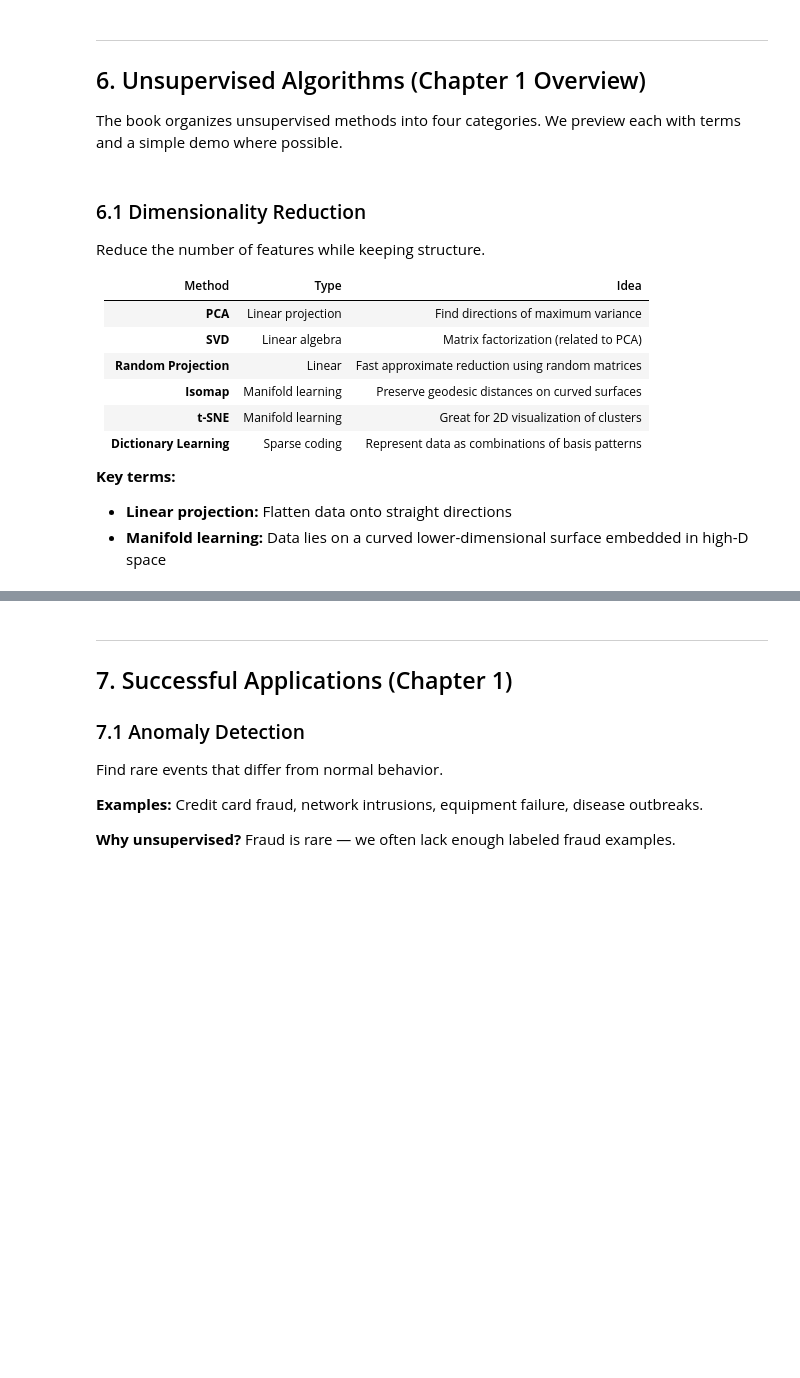
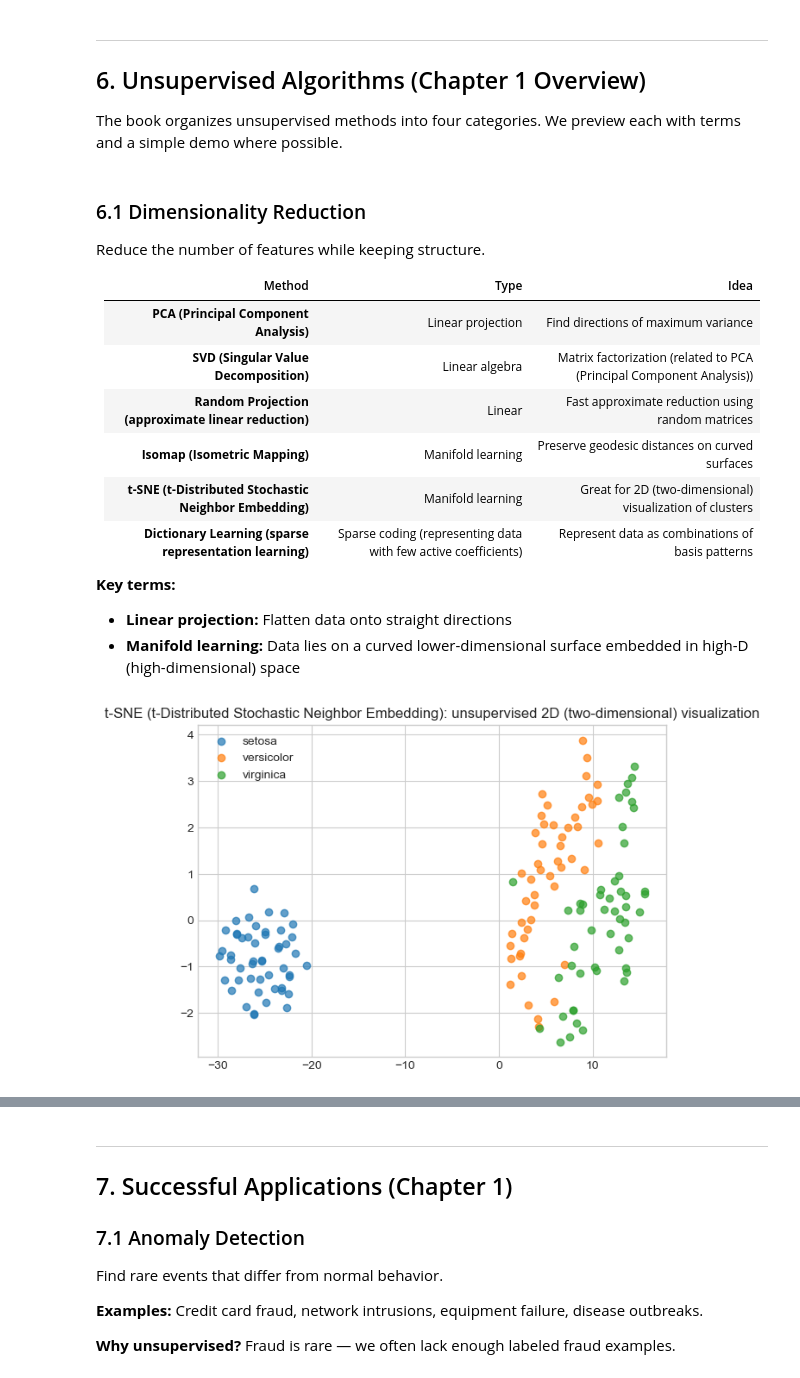
Before and after one commit to gjkaur/unsupervised_machine_learning, a Jupyter notebook: notebooks/01_chapter1_unsupervised_learning_ecosystem.ipynb, the cells around one changed output, grey strips where cells are left out. Drawn from its saved outputs; the diff is of its cells as text; code cells hidden in the pictures; blank space fills up the shorter version.

```diff
--- a/notebooks/01_chapter1_unsupervised_learning_ecosystem.ipynb
+++ b/notebooks/01_chapter1_unsupervised_learning_ecosystem.ipynb
@@ -740,43 +792,45 @@ Reduce the number of features while keeping structure.
 
 | Method | Type | Idea |
 |--------|------|------|
-| **PCA** | Linear projection | Find directions of maximum variance |
-| **SVD** | Linear algebra | Matrix factorization (related to PCA) |
-| **Random Projection** | Linear | Fast approximate reduction using random matrices |
-| **Isomap** | Manifold learning | Preserve geodesic distances on curved surfaces |
-| **t-SNE** | Manifold learning | Great for 2D visualization of clusters |
-| **Dictionary Learning** | Sparse coding | Represent data as combinations of basis patterns |
+| **PCA (Principal Component Analysis)** | Linear projection | Find directions of maximum variance |
+| **SVD (Singular Value Decomposition)** | Linear algebra | Matrix factorization (related to PCA (Principal Component Analysis)) |
+| **Random Projection (approximate linear reduction)** | Linear | Fast approximate reduction using random matrices |
+| **Isomap (Isometric Mapping)** | Manifold learning | Preserve geodesic distances on curved surfaces |
+| **t-SNE (t-Distributed Stochastic Neighbor Embedding)** | Manifold learning | Great for 2D (two-dimensional) visualization of clusters |
+| **Dictionary Learning (sparse representation learning)** | Sparse coding (representing data with few active coefficients) | Represent data as combinations of basis patterns |
 
 **Key terms:**
 - **Linear projection:** Flatten data onto straight directions
-- **Manifold learning:** Data lies on a curved lower-dimensional surface embedded in high-D space
+- **Manifold learning:** Data lies on a curved lower-dimensional surface embedded in high-D (high-dimensional) space
 # %%
-# Configure t-SNE to map high-dimensional data into 2D for visualization
+# Configure t-SNE (t-Distributed Stochastic Neighbor Embedding) to map high-dimensional data into 2D (two-dimensional) for visualization
 tsne = TSNE(n_components=2, random_state=42, perplexity=30)
 
-# Run t-SNE on scaled iris data (unsupervised — labels not passed in)
+# Run t-SNE (t-Distributed Stochastic Neighbor Embedding) on scaled iris data (unsupervised — labels not passed in)
 X_tsne = tsne.fit_transform(X_scaled)
 
-# Create figure for t-SNE scatter plot
+# Create figure for t-SNE (t-Distributed Stochastic Neighbor Embedding) scatter plot
 plt.figure(figsize=(7, 5))
 
 # Color points by true species to see if unsupervised structure matches reality
 for i, species in enumerate(target_names):
 
     # Select rows belonging to one species
     mask = y == i
 
-    # Plot t-SNE coordinates for that species
+    # Plot t-SNE (t-Distributed Stochastic Neighbor Embedding) coordinates for that species
     plt.scatter(X_tsne[mask, 0], X_tsne[mask, 1], label=species, alpha=0.7)
 
 # Title notes this is an unsupervised visualization technique
-plt.title("t-SNE: unsupervised 2D visualization")
+plt.title("t-SNE (t-Distributed Stochastic Neighbor Embedding): unsupervised 2D (two-dimensional) visualization")
 
 # Identify species in the legend
 plt.legend()
 
-# Display t-SNE plot
+# Display t-SNE (t-Distributed Stochastic Neighbor Embedding) plot
 plt.show()
+# %% [output]
+[figure, added]
 # %% [markdown]
 ### 6.2 Clustering
 
```
Also changed, not shown: parts of 31 cells of this notebook.
